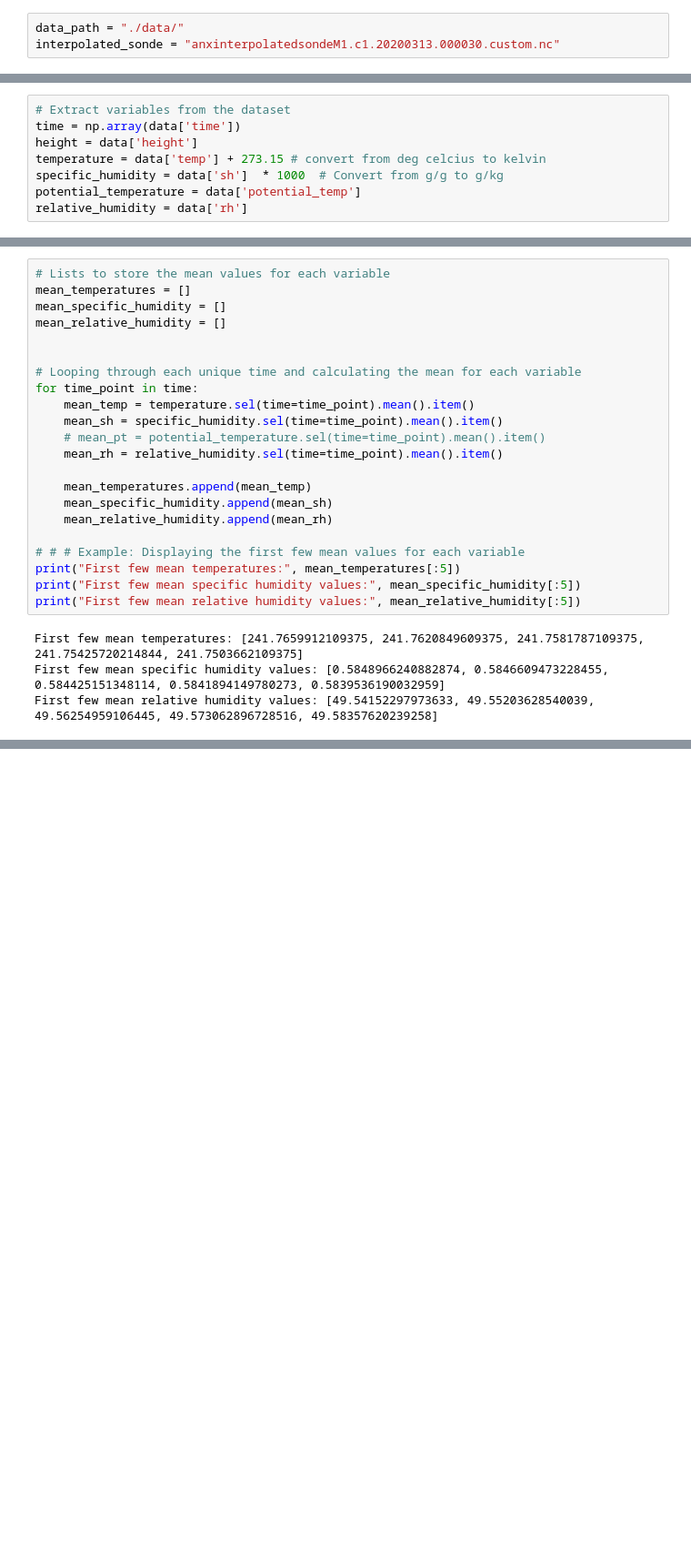
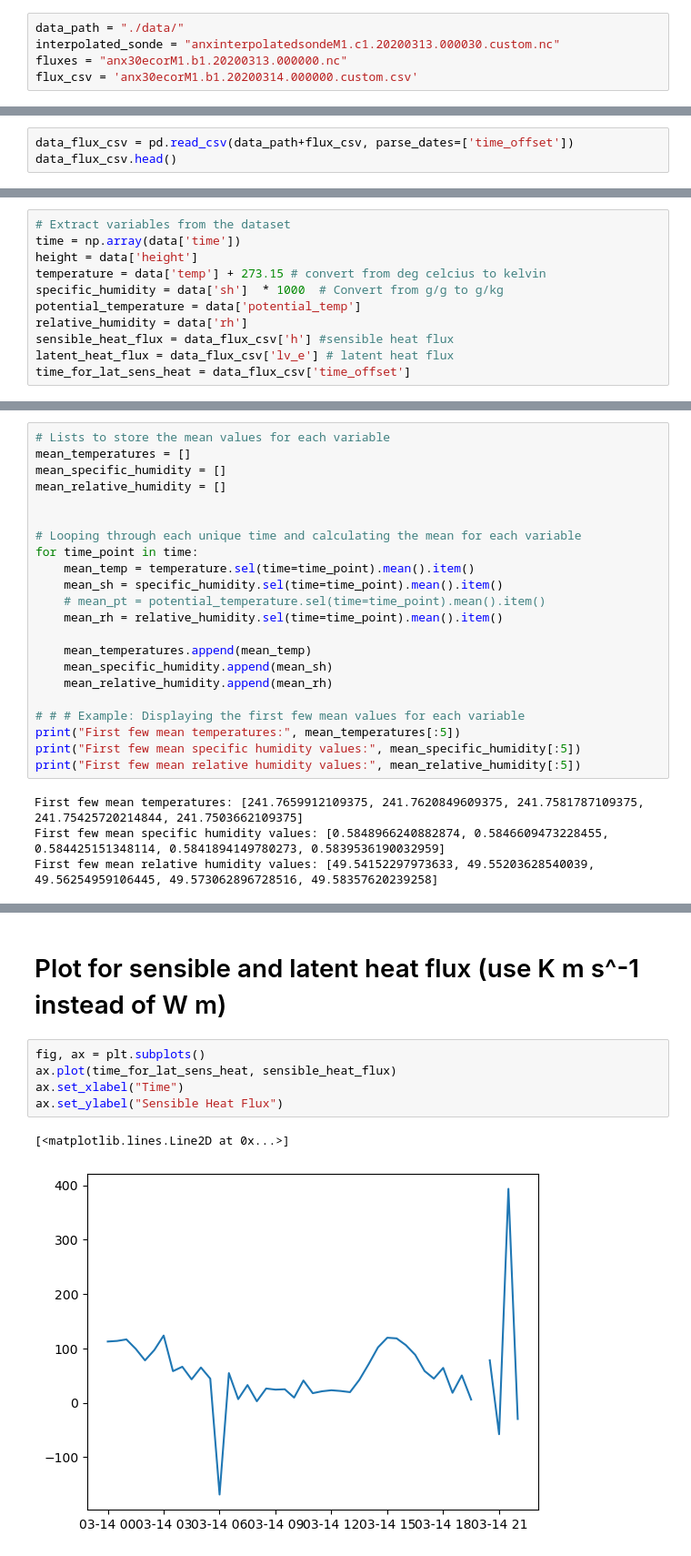
Before and after one commit to clevernat/BL-term-project, a Jupyter notebook: term-project.ipynb, the cells around one changed output, grey strips where cells are left out. Shown: that part at 91% size. Saved outputs shown, nothing was run; the diff lists cells and outputs as text; blank space fills up the shorter version.

```diff
--- a/term-project.ipynb
+++ b/term-project.ipynb
@@ -10,6 +10,8 @@ import matplotlib.dates as mdates
 # %%
 data_path = "./data/"
 interpolated_sonde = "anxinterpolatedsondeM1.c1.20200313.000030.custom.nc"
+fluxes = "anx30ecorM1.b1.20200313.000000.nc"
+flux_csv = 'anx30ecorM1.b1.20200314.000000.custom.csv'
 # %%
 data = xr.open_dataset(data_path+interpolated_sonde, engine='netcdf4')
 data
@@ -33,0 +57,3 @@ Data variables: (12/39)
+# %%
+data_flux_csv = pd.read_csv(data_path+flux_csv, parse_dates=['time_offset'])
+data_flux_csv.head()
@@ -39,4 +73,7 @@ temperature = data['temp'] + 273.15 # convert from deg celcius to kelvin
 specific_humidity = data['sh']  * 1000  # Convert from g/g to g/kg
 potential_temperature = data['potential_temp']
 relative_humidity = data['rh']
+sensible_heat_flux = data_flux_csv['h'] #sensible heat flux
+latent_heat_flux = data_flux_csv['lv_e'] # latent heat flux
+time_for_lat_sens_heat = data_flux_csv['time_offset']
 # %% [markdown]
@@ -251,0 +293,10 @@ plt.xticks(rotation=45);
+# %% [markdown]
+# Plot for sensible and latent heat flux (use K m s^-1 instead of W m)
+# %%
+fig, ax = plt.subplots()
+ax.plot(time_for_lat_sens_heat, sensible_heat_flux)
+ax.set_xlabel("Time")
+ax.set_ylabel("Sensible Heat Flux")
+# %% [output]
+[<matplotlib.lines.Line2D at 0x...>]
+[figure, added]
```
Also changed, not shown: parts of 11 cells of this notebook, 11 other files.
